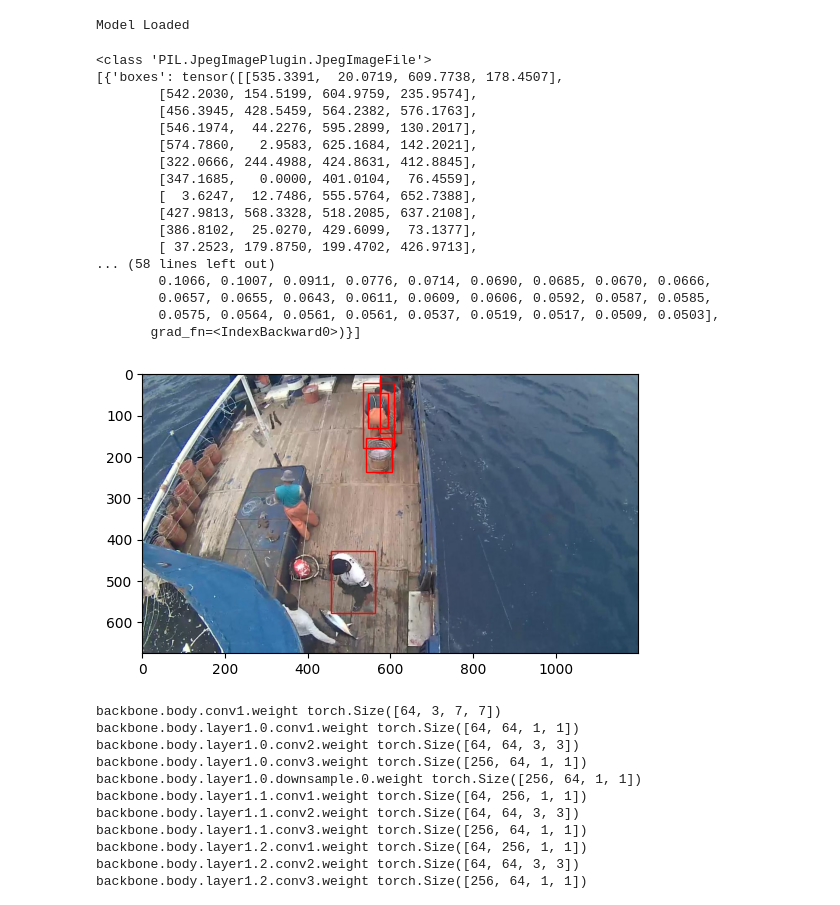
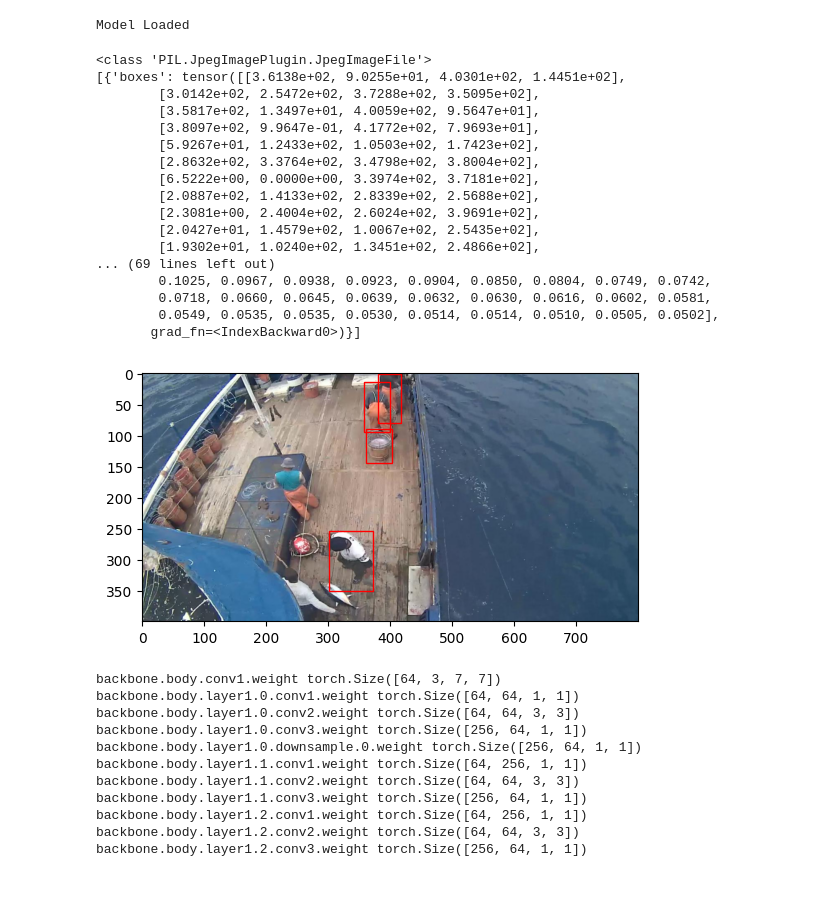
Before and after one commit to nicholasconterno/Fishnet3, a Jupyter notebook: notebooks/faster_rcnn_test.ipynb, the cells around one changed output. Cells and saved outputs as stored; diff of their text form; code cells hidden in the pictures.

```diff
--- a/notebooks/faster_rcnn_test.ipynb
+++ b/notebooks/faster_rcnn_test.ipynb
@@ -54,7 +54,7 @@ print(type(image))
 
 # Dont need to normalize the input iamges, the pytorch model does it internally
 tensor_transform = transforms.ToTensor()
-
+image = image.resize((800, 400))
 # Apply the transformation to your image
 normalized_image = tensor_transform(image).unsqueeze(0)
 
@@ -62,26 +62,26 @@ outputs = model(normalized_image)
 print(outputs)
 # %% [output]
 <class 'PIL.JpegImagePlugin.JpegImageFile'>
-[{'boxes': tensor([[535.3391,  20.0719, 609.7738, 178.4507],
-        [542.2030, 154.5199, 604.9759, 235.9574],
-        [456.3945, 428.5459, 564.2382, 576.1763],
-        [546.1974,  44.2276, 595.2899, 130.2017],
-        [574.7860,   2.9583, 625.1684, 142.2021],
-        [322.0666, 244.4988, 424.8631, 412.8845],
-        [347.1685,   0.0000, 401.0104,  76.4559],
-        [  3.6247,  12.7486, 555.5764, 652.7388],
-        [427.9813, 568.3328, 518.2085, 637.2108],
-        [386.8102,  25.0270, 429.6099,  73.1377],
-        [ 37.2523, 179.8750, 199.4702, 426.9713],
-... (58 lines left out)
-        0.1066, 0.1007, 0.0911, 0.0776, 0.0714, 0.0690, 0.0685, 0.0670, 0.0666,
-        0.0657, 0.0655, 0.0643, 0.0611, 0.0609, 0.0606, 0.0592, 0.0587, 0.0585,
-        0.0575, 0.0564, 0.0561, 0.0561, 0.0537, 0.0519, 0.0517, 0.0509, 0.0503],
+[{'boxes': tensor([[3.6138e+02, 9.0255e+01, 4.0301e+02, 1.4451e+02],
+        [3.0142e+02, 2.5472e+02, 3.7288e+02, 3.5095e+02],
+        [3.5817e+02, 1.3497e+01, 4.0059e+02, 9.5647e+01],
+        [3.8097e+02, 9.9647e-01, 4.1772e+02, 7.9693e+01],
+        [5.9267e+01, 1.2433e+02, 1.0503e+02, 1.7423e+02],
+        [2.8632e+02, 3.3764e+02, 3.4798e+02, 3.8004e+02],
+        [6.5222e+00, 0.0000e+00, 3.3974e+02, 3.7181e+02],
+        [2.0887e+02, 1.4133e+02, 2.8339e+02, 2.5688e+02],
+        [2.3081e+00, 2.4004e+02, 2.6024e+02, 3.9691e+02],
+        [2.0427e+01, 1.4579e+02, 1.0067e+02, 2.5435e+02],
+        [1.9302e+01, 1.0240e+02, 1.3451e+02, 2.4866e+02],
+... (69 lines left out)
+        0.1025, 0.0967, 0.0938, 0.0923, 0.0904, 0.0850, 0.0804, 0.0749, 0.0742,
+        0.0718, 0.0660, 0.0645, 0.0639, 0.0632, 0.0630, 0.0616, 0.0602, 0.0581,
+        0.0549, 0.0535, 0.0535, 0.0530, 0.0514, 0.0514, 0.0510, 0.0505, 0.0502],
        grad_fn=<IndexBackward0>)}]
 # %%
-display_bounding_boxes(tensor_transform(image).unsqueeze(0), outputs, thresh=0.8)
+display_bounding_boxes(tensor_transform(image).unsqueeze(0), outputs, thresh=0.9)
 # %% [output]
-[figure, old version]
+[figure, new version]
 # %%
 def calc_iou(box1: list, box2: list):
     """
```
Also changed, not shown: parts of 7 cells of this notebook.
